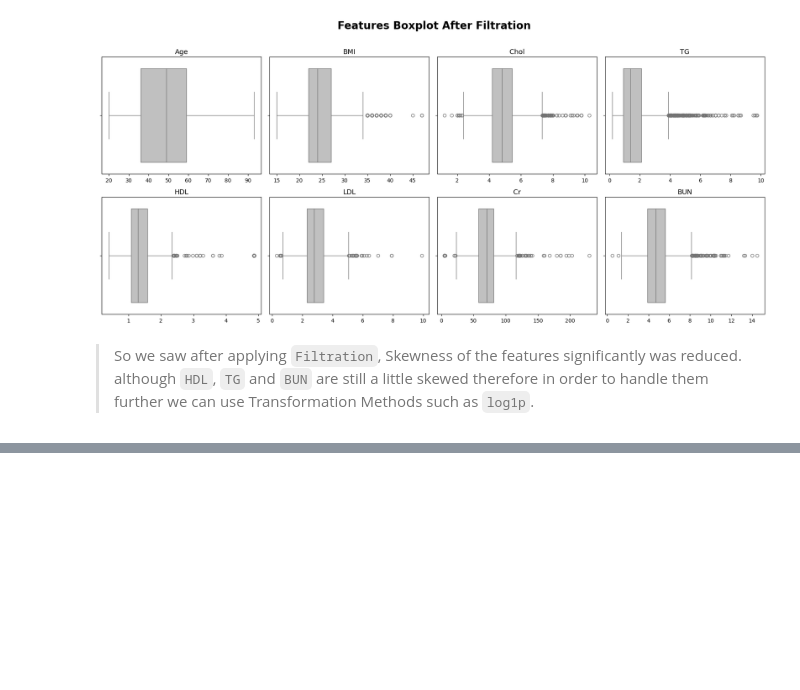
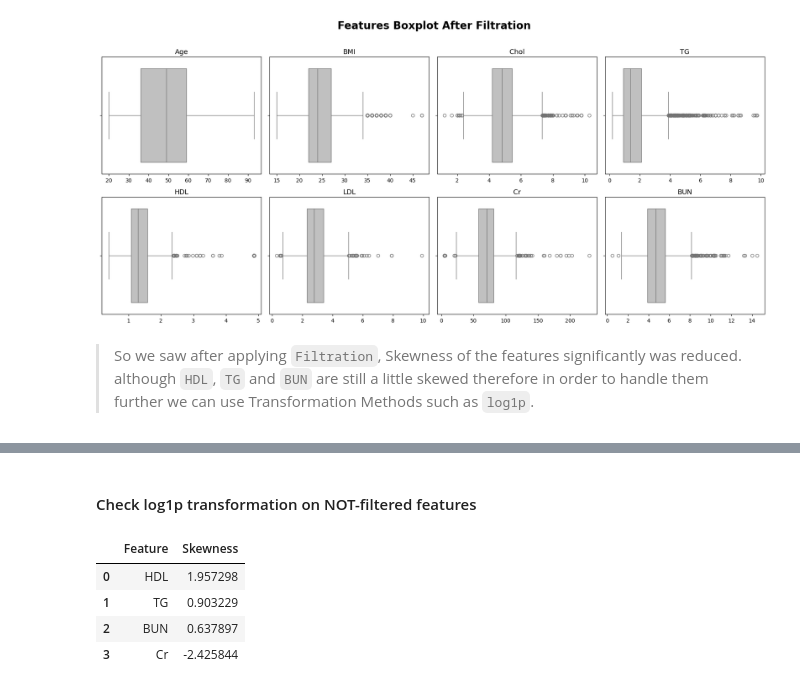
Before and after one commit to Nimaabediforud/BioFusion-Hybrid-Biomedical-Prediction, a Jupyter notebook: Notebooks/EDA.ipynb, the cells around one changed output, grey strips where cells are left out. Drawn from its saved outputs; the diff is of its cells as text; code cells hidden in the pictures; blank space fills up the shorter version.

```diff
--- a/Notebooks/EDA.ipynb
+++ b/Notebooks/EDA.ipynb
@@ -581,0 +583,15 @@ transformed_df
+# %% [markdown]
+#### Check log1p transformation on NOT-filtered features
+# %%
+# Apply log1p transformation on NOT-filtered HDL, TG, BUN, Cr - Check skewness
+transformed = {f: np.log1p(num_cols[f]).skew() for f in ["HDL", "TG", "BUN", "Cr"]}
+
+# Convert to a dataframe
+transformed_df = pd.DataFrame(data=[transformed]).drop_duplicates().melt(var_name="Feature", value_name="Skewness")
+transformed_df
+# %% [output]
+|  | Feature | Skewness |
+| 0 | HDL | 1.957298 |
+| 1 | TG | 0.903229 |
+| 2 | BUN | 0.637897 |
+| 3 | Cr | -2.425844 |
```
Also changed, not shown: parts of 4 cells of this notebook, 2 other files.
